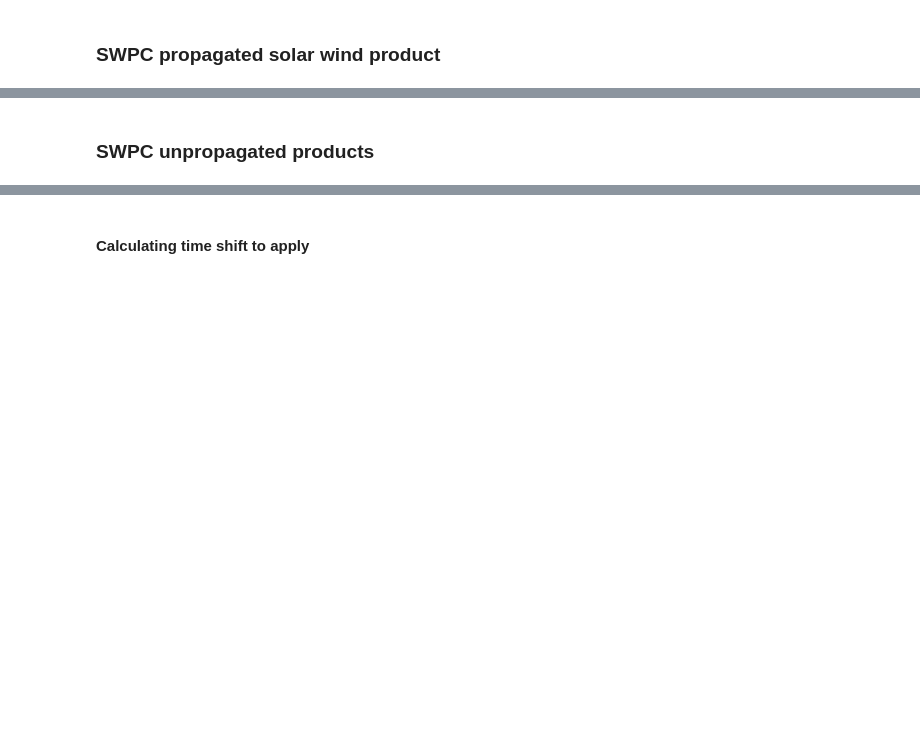
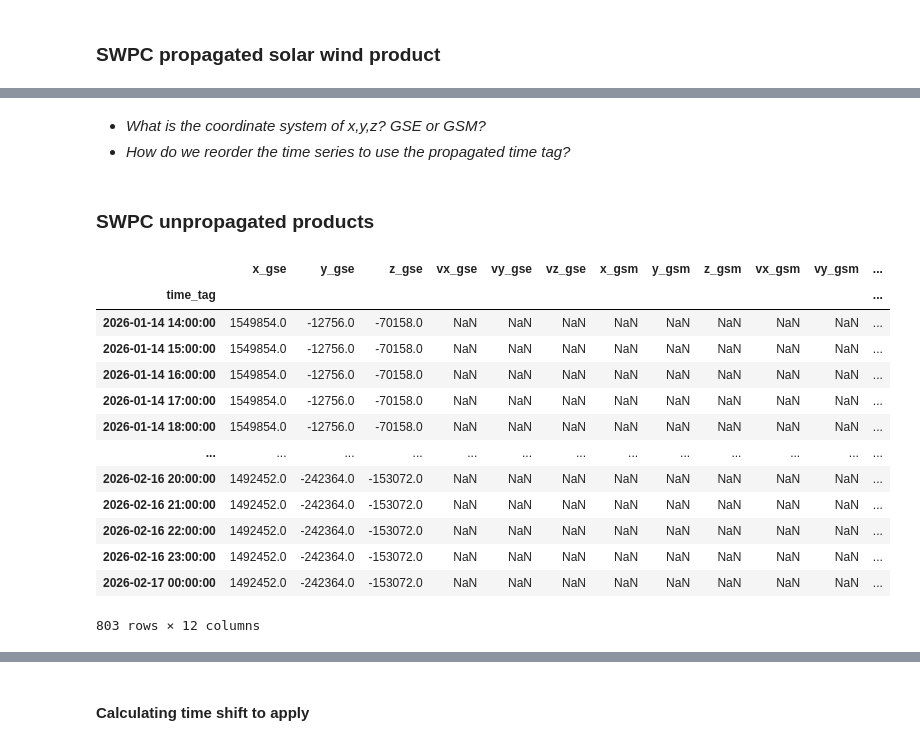
Before and after one commit to smithara/scratchpad, a Jupyter notebook: OMNI-and-RTSW/access-omni-and-rtsw.ipynb, the cells around one changed output, grey strips where cells are left out. Cells and saved outputs as stored; diff of their text form; code cells hidden in the pictures; blank space fills up the shorter version.

```diff
--- a/OMNI-and-RTSW/access-omni-and-rtsw.ipynb
+++ b/OMNI-and-RTSW/access-omni-and-rtsw.ipynb
@@ -234,7 +294,27 @@ _ = df_propagated_solar_wind.plot(subplots=True)
+# %% [markdown]
+- *What is the coordinate system of x,y,z? GSE or GSM?*
+- *How do we reorder the time series to use the propagated time tag?*
 # %% [markdown]
 ### SWPC unpropagated products
 # %%
 df_ephemerides = fetch_json(datasources_swpc["ephemerides"])
+# %%
+df_ephemerides
+# %% [output]
+|  | x_gse | y_gse | z_gse | vx_gse | vy_gse | vz_gse | x_gsm | y_gsm | z_gsm | vx_gsm | vy_gsm | ... |
+| time_tag |  |  |  |  |  |  |  |  |  |  |  | ... |
+| 2026-01-14 14:00:00 | 1549854.0 | -12756.0 | -70158.0 | NaN | NaN | NaN | NaN | NaN | NaN | NaN | NaN | ... |
+| 2026-01-14 15:00:00 | 1549854.0 | -12756.0 | -70158.0 | NaN | NaN | NaN | NaN | NaN | NaN | NaN | NaN | ... |
+| 2026-01-14 16:00:00 | 1549854.0 | -12756.0 | -70158.0 | NaN | NaN | NaN | NaN | NaN | NaN | NaN | NaN | ... |
+| 2026-01-14 17:00:00 | 1549854.0 | -12756.0 | -70158.0 | NaN | NaN | NaN | NaN | NaN | NaN | NaN | NaN | ... |
+| 2026-01-14 18:00:00 | 1549854.0 | -12756.0 | -70158.0 | NaN | NaN | NaN | NaN | NaN | NaN | NaN | NaN | ... |
+| ... | ... | ... | ... | ... | ... | ... | ... | ... | ... | ... | ... | ... |
+| 2026-02-16 20:00:00 | 1492452.0 | -242364.0 | -153072.0 | NaN | NaN | NaN | NaN | NaN | NaN | NaN | NaN | ... |
+| 2026-02-16 21:00:00 | 1492452.0 | -242364.0 | -153072.0 | NaN | NaN | NaN | NaN | NaN | NaN | NaN | NaN | ... |
+| 2026-02-16 22:00:00 | 1492452.0 | -242364.0 | -153072.0 | NaN | NaN | NaN | NaN | NaN | NaN | NaN | NaN | ... |
+| 2026-02-16 23:00:00 | 1492452.0 | -242364.0 | -153072.0 | NaN | NaN | NaN | NaN | NaN | NaN | NaN | NaN | ... |
+| 2026-02-17 00:00:00 | 1492452.0 | -242364.0 | -153072.0 | NaN | NaN | NaN | NaN | NaN | NaN | NaN | NaN | ... |
+803 rows × 12 columns
 # %%
 df_mag = fetch_json(datasources_swpc["mag-7-day"])
 _ = df_mag.plot(subplots=True)
```
Also changed, not shown: parts of 25 cells of this notebook, 1 other file.
